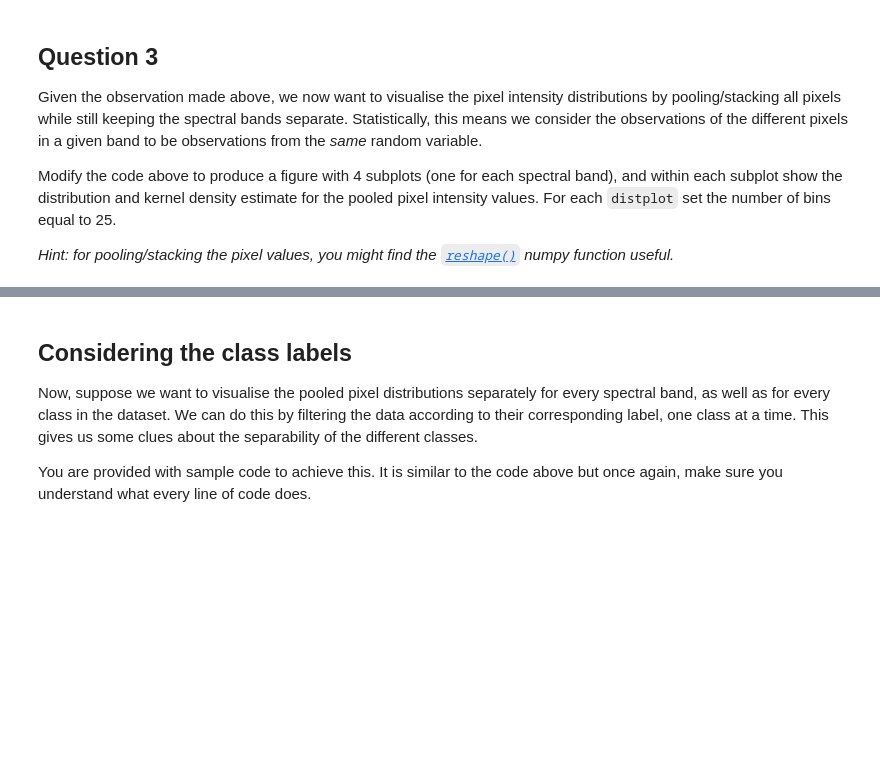
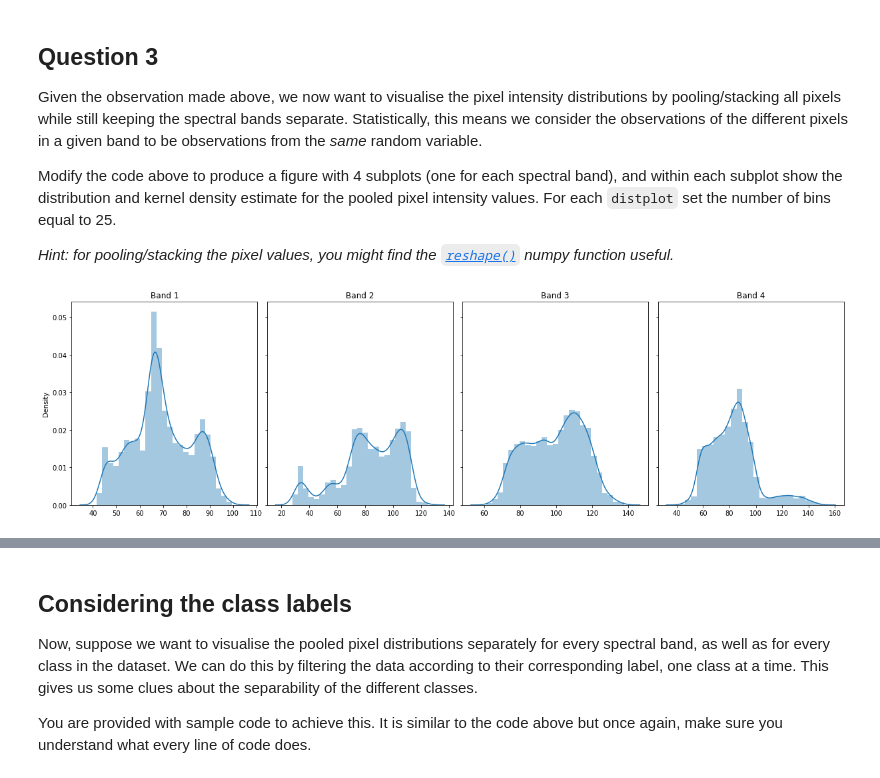
Before and after one commit to c-abbott/dme-2021, a Jupyter notebook: 01_Lab_1_Visualisation.ipynb, the cells around one changed output, grey strips where cells are left out. Saved outputs shown, nothing was run; the diff lists cells and outputs as text; code cells hidden in the pictures; blank space fills up the shorter version.

```diff
--- a/01_Lab_1_Visualisation.ipynb
+++ b/01_Lab_1_Visualisation.ipynb
@@ -239,0 +380,21 @@ Modify the code above to produce a figure with 4 subplots (one for each spectral
+# %%
+# Make figure with 1 row and 4 columns
+# All axes in the same row share their y-axis scale, and all axes in the same column share their x-axis scale
+fig, ax = plt.subplots(1,4, figsize=(17,5), sharex='col', sharey='row');
+
+# Plotting
+pixels = np.arange(1,10) # Pixel values (1-9)
+bands = np.arange(1,5) # Spectral band values (1-4)
+for ii, band in enumerate(bands):
+    pooled_vals = 0
+    for pixel in pixels:
+        variable_name = 'pixel_' + str(pixel) + '_' + str(band) # Get the variable name of interest
+        pooled_vals += landsat_train[variable_name] # Pool pixel values over single band
+    sns.distplot(pooled_vals/pixels[-1], ax=ax[ii], bins=25)
+    ax[ii].xaxis.label.set_visible(False) # don't show the x-axis labels
+
+# use a list comprehension to set the band titles for top plots
+[ax[ii].set_title("Band {}".format(band)) for ii, band in enumerate(bands)]
+fig.tight_layout()
+# %% [output]
+[figure, added]
```
Also changed, not shown: parts of 40 cells of this notebook.
